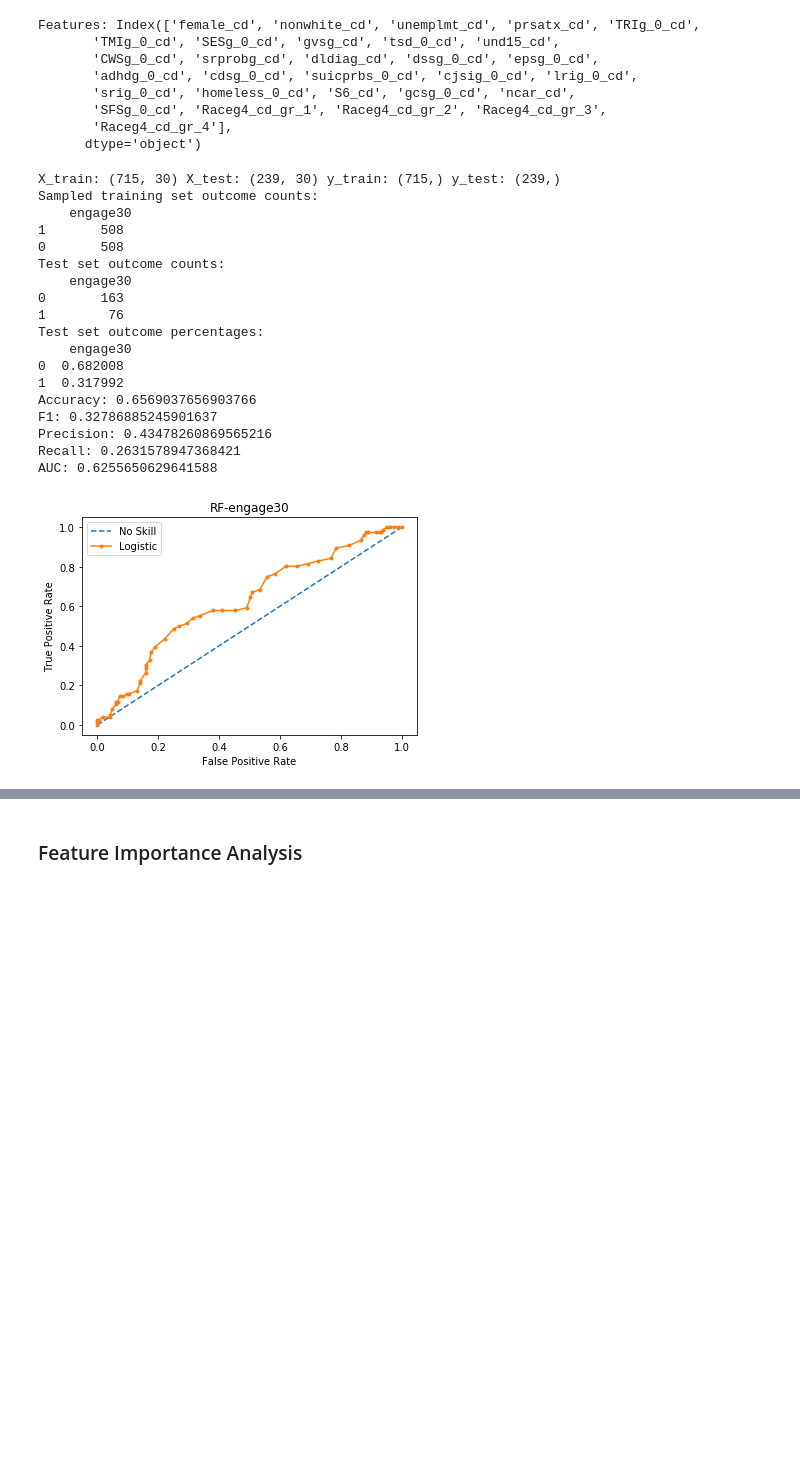
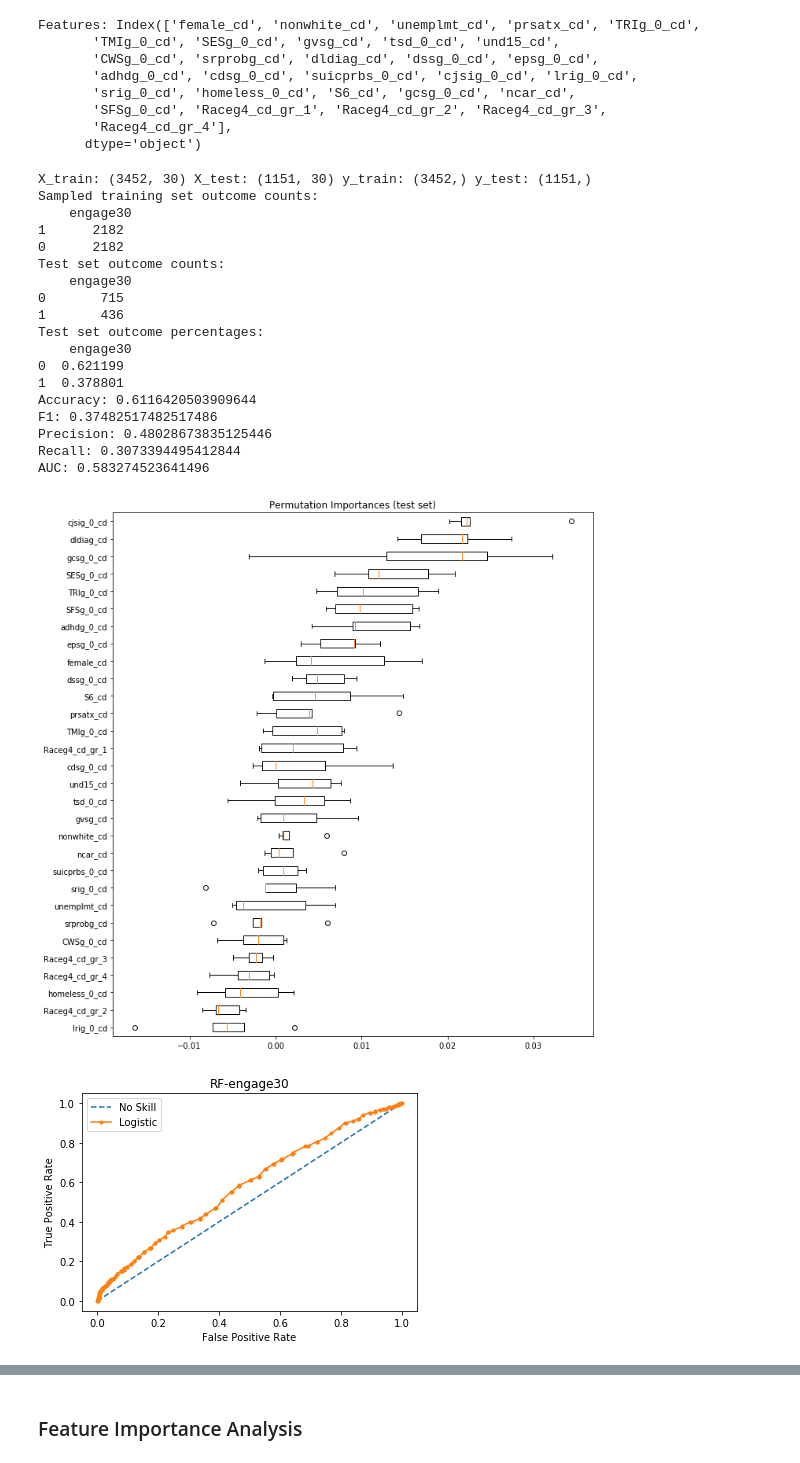
Before and after one commit to prathikr/Jordan-Prep, a Jupyter notebook: Jordan-Prep/mvp.ipynb, the cells around one changed output, grey strips where cells are left out. Drawn from its saved outputs; the diff is of its cells as text; code cells hidden in the pictures; blank space fills up the shorter version.

Commit message:
permutation feature importance + regularization

```diff
--- a/Jordan-Prep/mvp.ipynb
+++ b/Jordan-Prep/mvp.ipynb
@@ -18,8 +20,8 @@ start_time = time.time()
 # %% [markdown]
 ### Load Data
 # %%
-#grouping = 'stimulants'
-grouping = 'opioids'
+grouping = 'stimulants'
+#grouping = 'opioids'
 
 df = pd.read_csv(grouping + '.csv', index_col=[0])
 print(df.shape)
@@ -72,9 +74,9 @@ def run_model(model, X_train, X_test, y_train, y_test, outcome):
 
     res = cross_validate(model, X_train, y_train, return_estimator=True, cv=5, scoring='roc_auc')
     top_model_ind = list(res['test_score']).index(max(list(res['test_score']))) # get index of top performing model
-    model = res['estimator'][top_model_ind] # get top performing model
+    top_model = res['estimator'][top_model_ind] # get top performing model
 
-    y_pred = model.predict_proba(X_test)[:,1]
+    y_pred = top_model.predict_proba(X_test)[:,1]
 
     y_pred_bin = deepcopy(y_pred)
     y_pred_bin[y_pred_bin < 0.5] = 0
@@ -95,13 +97,23 @@ def run_model(model, X_train, X_test, y_train, y_test, outcome):
     print("Recall:", recall)
     print("AUC:", auc)
 
+    result = permutation_importance(top_model, X_test, y_test, scoring='roc_auc')
+    sorted_idx = result.importances_mean.argsort()
+
+    fig, ax = plt.subplots(figsize=(10,10))
+    ax.boxplot(result.importances[sorted_idx].T,
+               vert=False, labels=X_test.columns[sorted_idx])
+    ax.set_title("Permutation Importances (test set)")
+    fig.tight_layout()
+    plt.show()
+
     try:
         # random forest
-        feature_importance = model.feature_importances_
+        feature_importance = top_model.feature_importances_
         label = "RF-" + outcome
     except AttributeError:
         # logistic regression
-        feature_importance = np.exp(model.coef_[0]) # hazard ratios
+        feature_importance = np.exp(top_model.coef_[0]) # hazard ratios
         label = "LR-" + outcome
 
     ns_probs = [0 for _ in range(len(y_test))]
@@ -121,7 +133,7 @@ def run_model(model, X_train, X_test, y_train, y_test, outcome):
     plt.show()
 
     features = X_train.columns
-    feature_importance_df = pd.DataFrame({"feature": features, label: feature_importance})
+    feature_importance_df = pd.DataFrame({"feature": features, label: result['importances_mean']})
     feature_importance_df = feature_importance_df.set_index('feature')
     return feature_importance_df, [label, y_test.value_counts(normalize=True)[1], y_test.value_counts(normalize=True)[0], X_train.shape[0], accuracy, f1, precision, recall, auc]
 # %%
@@ -159,41 +171,46 @@ Features: Index(['female_cd', 'nonwhite_cd', 'unemplmt_cd', 'prsatx_cd', 'TRIg_0
 # %%
 selected_features = ['female_cd',
  'nonwhite_cd',
  'unemplmt_cd',
+ 'prsatx_cd',
+ 'TRIg_0_cd',
  'TMIg_0_cd',
  'SESg_0_cd',
  'gvsg_cd',
  'srprobg_cd',
  'dssg_0_cd',
  'epsg_0_cd',
  'adhdg_0_cd',
+ 'cdsg_0_cd',
  'cjsig_0_cd',
  'lrig_0_cd',
  'srig_0_cd',
- 'SFSg_0_cd',
+ 'S6_cd',
+ 'gcsg_0_cd',
  'Raceg4_cd_gr_1',
- 'Raceg4_cd_gr_4']
+ 'Raceg4_cd_gr_3']
 selected_features = list(engage30_X_train.columns)
 
 feat_imp_rf_engage30, perf_stats_rf_engage30 = run_model(RandomForestClassifier(random_state=2017), engage30_X_train[selected_features], engage30_X_test[selected_features], engage30_y_train, engage30_y_test, 'engage30')
 # %% [output]
-X_train: (715, 30) X_test: (239, 30) y_train: (715,) y_test: (239,)
+X_train: (3452, 30) X_test: (1151, 30) y_train: (3452,) y_test: (1151,)
 Sampled training set outcome counts:
     engage30
-1       508
-0       508
+1      2182
+0      2182
 Test set outcome counts:
     engage30
-0       163
-1        76
+0       715
+1       436
 Test set outcome percentages:
     engage30
-0  0.682008
-1  0.317992
-Accuracy: 0.6569037656903766
-F1: 0.32786885245901637
-Precision: 0.43478260869565216
-Recall: 0.2631578947368421
-AUC: 0.6255650629641588
+0  0.621199
+1  0.378801
+Accuracy: 0.6116420503909644
+F1: 0.37482517482517486
+Precision: 0.48028673835125446
+Recall: 0.3073394495412844
+AUC: 0.583274523641496
-[figure, old version]
+[figure, new version]
+[figure, added]
 # %%
```
Also changed, not shown: parts of 16 cells of this notebook.
